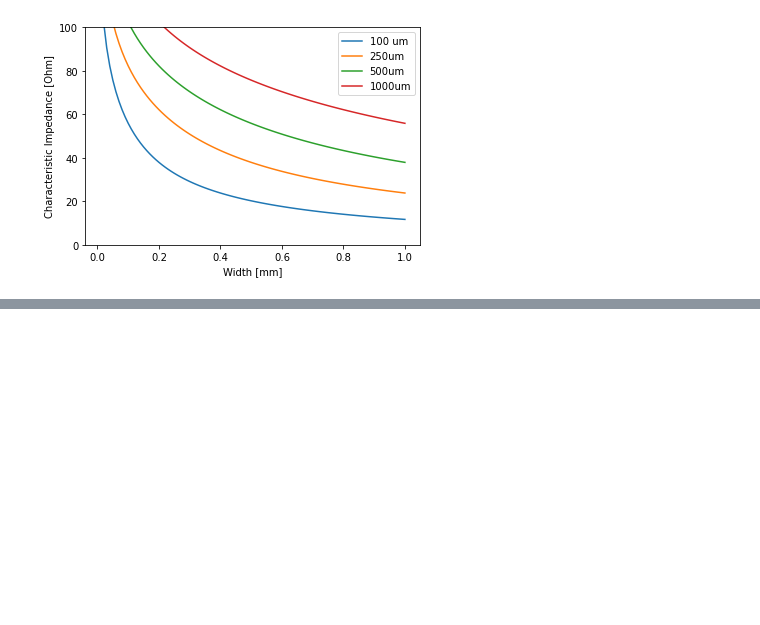
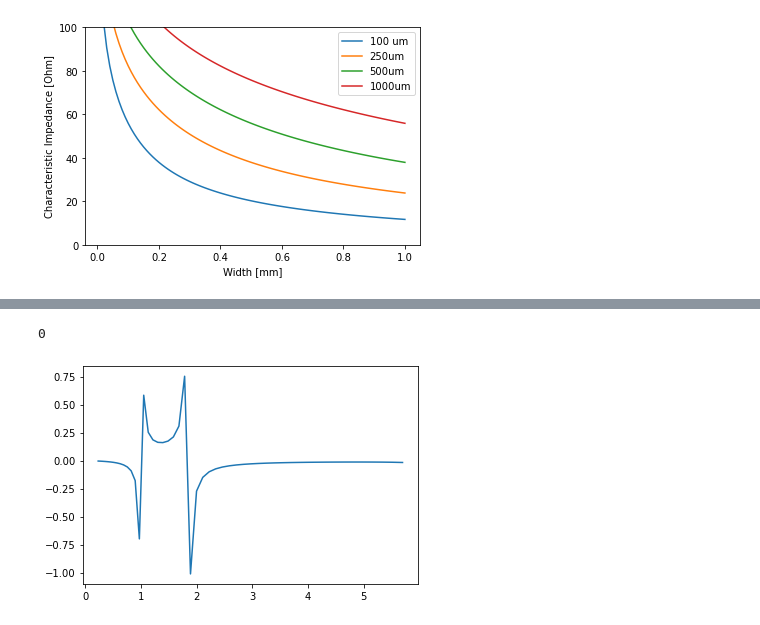
Before and after one commit to hirp7/sana, a Jupyter notebook: Note/Untitled.ipynb, the cells around one changed output, grey strips where cells are left out. Cells and saved outputs as stored; diff of their text form; code cells hidden in the pictures; blank space fills up the shorter version.

```diff
--- a/Note/Untitled.ipynb
+++ b/Note/Untitled.ipynb
@@ -254,0 +327,78 @@ Program of main Executed in 1029.0976270043757 [ms]
+# %%
+W = 3.17e-3
+er = 11.7
+e0 = 8.85e-12
+u0 = 4*pi*1e-7
+ur = 1
+freq = 10e9
+omega = 2*pi*freq
+k1 = sqrt(omega**2*er*ur*e0*u0)
+k2 = sqrt(omega**2*e0*u0)
+k0 = k2
+h = 1e-3
+from numpy import tanh
+coth = lambda x:1/tanh(x)
+x,dx = np.linspace(-2*W,2*W,100,retstep = True)
+alpha_var = np.linspace(-1/dx,1/dx,100)
+
+#what's global variables:x,dx
+def G_dyadic(alpha,beta):
+    #k0,k1,k2,gamma1,gamma2,er known
+    gamma1 = alpha**2 + beta**2 - k1**2
+    gamma2 = alpha**2 + beta**2 - k2**2
+    b11 = 1j*alpha*((k0**2 - beta**2)/(k1**2 - beta**2) - 1)
+    b12 = omega*u0*gamma1/beta*(gamma2/gamma1  + (k0**2 - beta**2)/(k1**2 - beta**2)*tanh(gamma1*h))
+    b21 = omega*e0*gamma1/beta*(gamma2/gamma1 + er*(k2**2 - beta**2)/(k1**2 - beta**2)*coth(gamma1*h))
+    b22 = -b11
+    det = b11*b22 - b12*b21
+    F1 = omega*u0*gamma1*tanh(gamma1*h)/(1j*(k0**2 - beta**2))
+
+
+    G11 = 1/det*(F1*b22 + alpha*beta/(k1**2 - beta**2)*b12)
+    G12 = b12/det
+    G21 = gamma2/det*(F1*b21 + alpha*beta/(k1**2 - beta**2)*b11)
+    G22 = gamma2*b11/det
+
+
+    Jz1 = lambda x,W: 1 if (abs(x)<=W/2) else 0
+    Jz2 = lambda x,W: 2/W*x if (x >= 0 and x < W/2) else -2/W*x if (x < 0 and x > -W/2) else 0
+    Jx1 = lambda x,W: 1 if (x >= 0 and x < W/2) else -1 if (x < 0 and x > -W/2) else 0
+    Jx2 = lambda x,W: 4/W*x if (x >= -W/4 and x < W/4) else -4*x/W - 2 if (-W/2 < x <-W/4) else -4*x/W + 2  if (x < W/2 and x > W/4) else 0
+
+    #Jz1_(alpha)
+    Jz1_alpha = lambda k:f_transform_trapezoid(lambda x:Jz1(x,W),x,k)
+    Jz2_alpha = lambda k:f_transform_trapezoid(lambda x:Jz2(x,W),x,k)
+    Jx1_alpha = lambda k:f_transform_trapezoid(lambda x:Jx1(x,W),x,k)
+    Jx2_alpha = lambda k:f_transform_trapezoid(lambda x:Jx2(x,W),x,k)
+
+    K11 = Jz1_alpha(alpha)*G11*Jx1_alpha(alpha)
+    K12 = Jz1_alpha(alpha)*G12*Jx2_alpha(alpha)
+    K21 = Jz2_alpha(alpha)*G21*Jx1_alpha(alpha)
+    K22 = Jz2_alpha(alpha)*G22*Jx2_alpha(alpha)
+
+    return [[K11,K12],[K21,K22]]
+
+    #return np.array([[G11,G12],[G21,G22]]) #alpha
+
+from numpy.linalg import det
+
+def K_matrix(beta):
+    K = np.array([G_dyadic(i,beta) for i in alpha_var]).transpose(2,0,1) #100x2x2 -> 2x2x100
+    K11_sum = trapezoid(K[0,0],alpha_var)
+    K12_sum = trapezoid(K[0,1],alpha_var)
+    K21_sum = trapezoid(K[1,0],alpha_var)
+    K22_sum = trapezoid(K[1,1],alpha_var)
+    K_sum =  np.array([[K11_sum,K12_sum],[K21_sum,K22_sum]])
+    return det(K_sum)
+def main():
+    #beta_res = newton(lambda x:np.abs(K_matrix(x)),x0 = 1000)
+    #K_res = K_matrix(1000)
+    beta = np.linspace(100,500,50)
+    #print(str(np.abs(K_matrix(1))))
+    fig,ax = plt.subplots()
+    ax.plot((beta/(2*pi*freq)*3e8)**2,[K_matrix(i).imag*freq for i in beta])
+    #ax.set_ylim(0,1)
+    return 0
+
+time_count(lambda:main(),'microstrip analysis')
+# %% [output]
@@ -254,0 +406,2 @@ Program of main Executed in 1029.0976270043757 [ms]
+0
+[figure, added]
```
Also changed, not shown: parts of 5 cells of this notebook.
